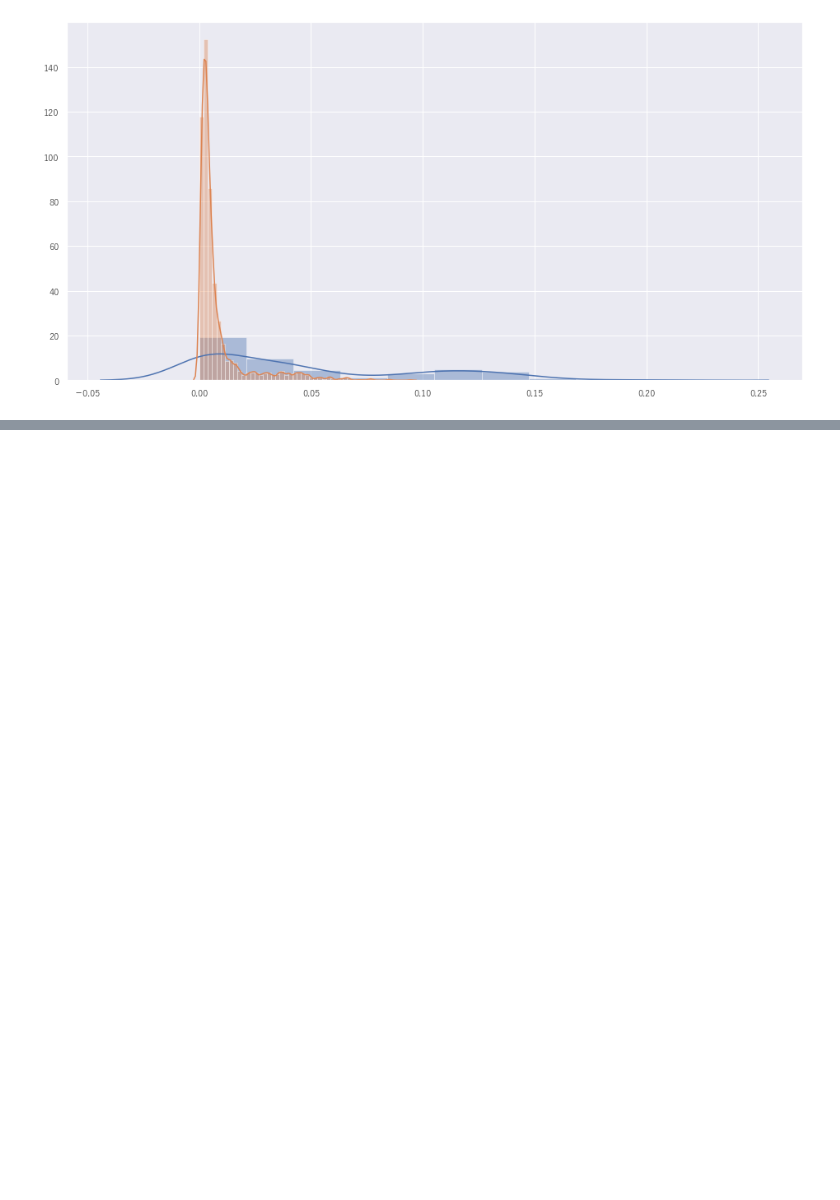
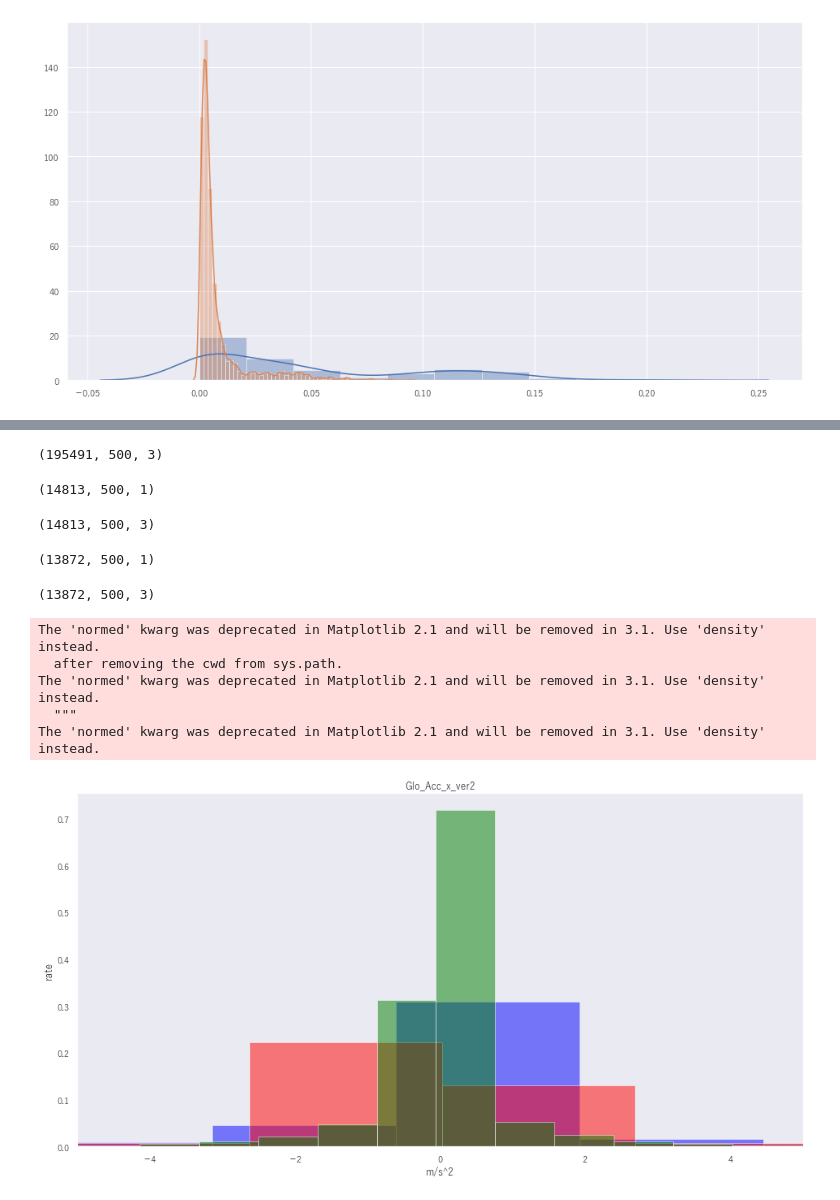
Before and after one commit to nekketsu2010/SHL2020, a Jupyter notebook: Notebook/Untitled3.ipynb, the cells around one changed output, grey strips where cells are left out. Cells and saved outputs as stored; diff of their text form; code cells hidden in the pictures; blank space fills up the shorter version.

```diff
--- a/Notebook/Untitled3.ipynb
+++ b/Notebook/Untitled3.ipynb
@@ -74,0 +86,67 @@ sns.distplot(v_bike.reshape([-1, 1]), label='val_bike')
+# %%
+train_Bag = load_npy("Bag")
+train_Hips = load_npy("Hips")
+train_Torso = load_npy("Torso")
+train_Hand = load_npy("Hand")
+
+train_Hand.shape
+# %% [output]
+(195491, 500, 3)
+# %%
+def user2_load_npy(hold_position):
+    file_path = "../Data/センサ別npyファイル/validation/validation_" + hold_position + "/validation_" + hold_position + "_Glo_LAcc_ver3.npy"
+    return np.load(file_path)[:14813]
+# %%
+user2_Label = np.load("../Data/センサ別npyファイル/validation/validation_Bag/validation_Bag_Label.npy")[:14813].reshape([-1, 500, 1])
+user2_Label.shape
+# %% [output]
+(14813, 500, 1)
+# %%
+user2_Bag = user2_load_npy("Bag")
+user2_Hips = user2_load_npy("Hips")
+user2_Torso = user2_load_npy("Torso")
+user2_Hand = user2_load_npy("Hand")
+
+user2_Hand.shape
+# %% [output]
+(14813, 500, 3)
+# %%
+def user3_load_npy(hold_position):
+    file_path = "../Data/センサ別npyファイル/validation/validation_" + hold_position + "/validation_" + hold_position + "_Glo_LAcc_ver3.npy"
+    return np.load(file_path)[14813:]
+# %%
+user3_Label = np.load("../Data/センサ別npyファイル/validation/validation_Bag/validation_Bag_Label.npy")[14813:].reshape([-1, 500, 1])
+user3_Label.shape
+# %% [output]
+(13872, 500, 1)
+# %%
+user3_Bag = user3_load_npy("Bag")
+user3_Hips = user3_load_npy("Hips")
+user3_Torso = user3_load_npy("Torso")
+user3_Hand = user3_load_npy("Hand")
+
+user3_Hand.shape
+# %% [output]
+(13872, 500, 3)
+# %%
+fig = plt.figure(figsize=(16, 8))
+ax = fig.add_subplot(1,1,1)
+
+ax.hist(train_Bag.reshape([-1, 3])[:, 0], normed=True, bins=100, color='blue', alpha=0.5)
+ax.hist(user2_Bag.reshape([-1, 3])[:, 0], normed=True, bins=100, color='red', alpha=0.5)
+ax.hist(user3_Bag.reshape([-1, 3])[:, 0], normed=True, bins=100, color='green', alpha=0.5)
+
+ax.set_title('Glo_Acc_x_ver2')
+ax.set_xlabel('m/s^2')
+ax.set_ylabel('rate')
+plt.xlim(-5, 5)
+# plt.ylim(0, 0.1)
+plt.grid(False)
+fig.show()
+# %% [output]
+The 'normed' kwarg was deprecated in Matplotlib 2.1 and will be removed in 3.1. Use 'density' instead.
+  after removing the cwd from sys.path.
+The 'normed' kwarg was deprecated in Matplotlib 2.1 and will be removed in 3.1. Use 'density' instead.
+  """
+The 'normed' kwarg was deprecated in Matplotlib 2.1 and will be removed in 3.1. Use 'density' instead.
+[figure, added]
```
Also changed, not shown: parts of 12 cells of this notebook, 10 other files.
